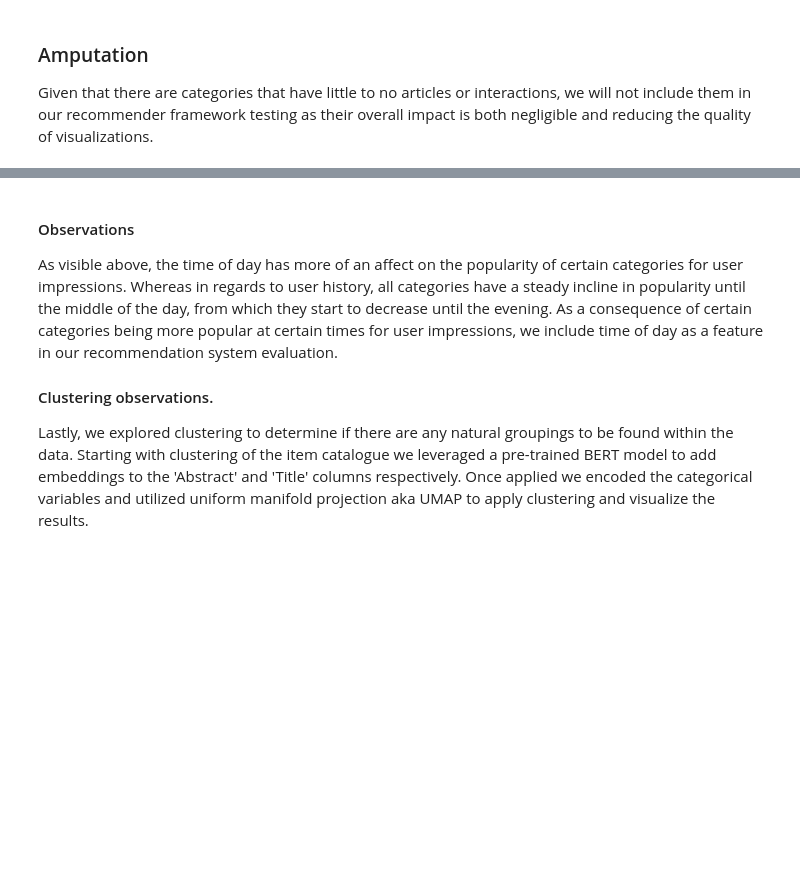
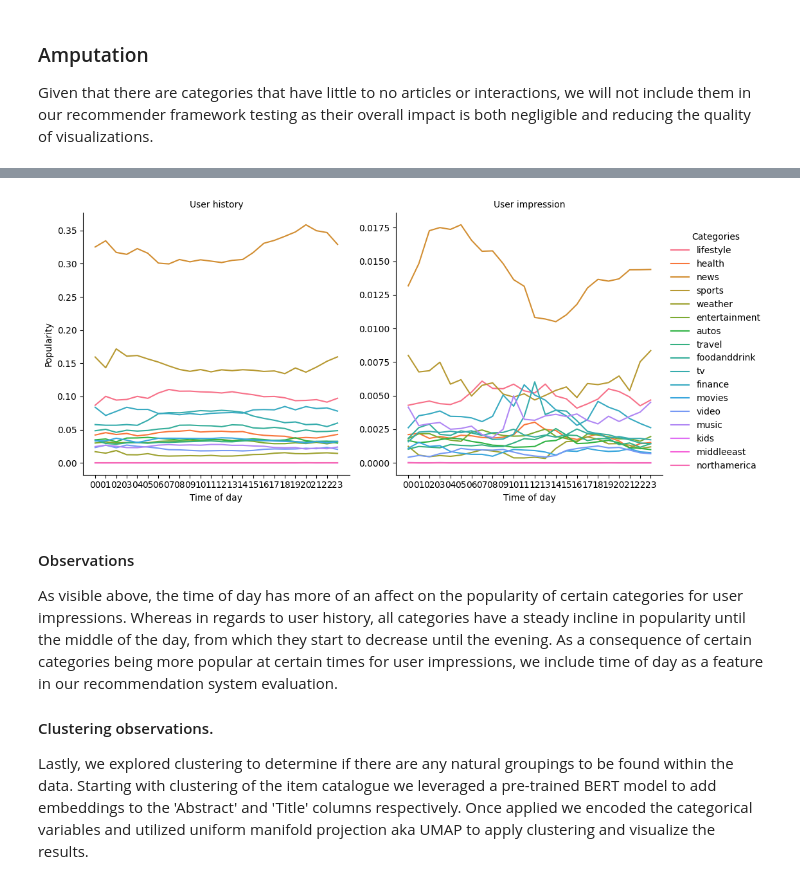
Before and after one commit to nicholas-rf/RecommenderProject, a Jupyter notebook: ExploratoryAnalysis/eda_report.ipynb, the cells around one changed output, grey strips where cells are left out. Saved outputs shown, nothing was run; the diff lists cells and outputs as text; code cells hidden in the pictures; blank space fills up the shorter version.

```diff
--- a/ExploratoryAnalysis/eda_report.ipynb
+++ b/ExploratoryAnalysis/eda_report.ipynb
@@ -201,3 +141,0 @@ behaviors
-# %%
-behaviors[category_popularity.columns.to_list()] = behaviors.apply(lambda row : get_hourly_popularity(row, False), axis='columns', result_type='expand')
-behaviors.rename(columns={column : column + "_impression" for column in category_popularity.columns.to_list()}, inplace=True)
@@ -365,0 +142,2 @@ def create_temporal_graphs(behaviors_with_counts : pd.DataFrame) -> None:
+# %%
+behaviors2 = behaviors.groupby('hour').agg('sum').reset_index()
@@ -366,3 +154,13 @@ def create_temporal_graphs(behaviors_with_counts : pd.DataFrame) -> None:
+# %%
+behaviors2['history_div'] = behaviors2[history_].apply(lambda x : sum(x), axis=1)
+behaviors2['impression_div'] = behaviors2[impression_].apply(lambda x : sum(x), axis=1)
+# %%
+behaviors2[history_] = behaviors2.apply(lambda x : x[history_] / x['history_div'], axis=1)
+behaviors2[impression_] = behaviors2.apply(lambda x : x[impression_] / x['history_div'], axis=1)
+# %%
+visualization_modules.create_temporal_graphs(behaviors2)
+# %% [output]
+[figure, added]
 # %% [markdown]
 #### Observations
 As visible above, the time of day has more of an affect on the popularity of certain categories for user impressions. Whereas in regards to user history, all categories have a steady incline in popularity until the middle of the day, from which they start to decrease until the evening. As a consequence of certain categories being more popular at certain times for user impressions, we include time of day as a feature in our recommendation system evaluation.
```
Also changed, not shown: parts of 26 cells of this notebook, 9 other files.
